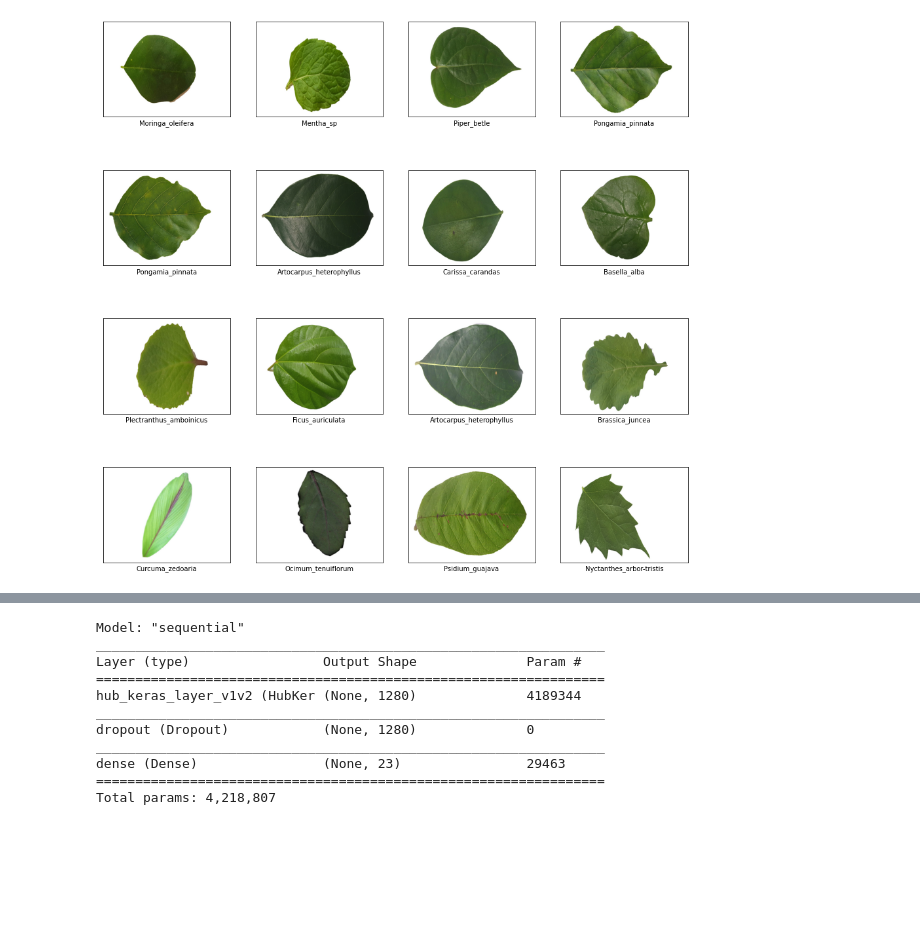
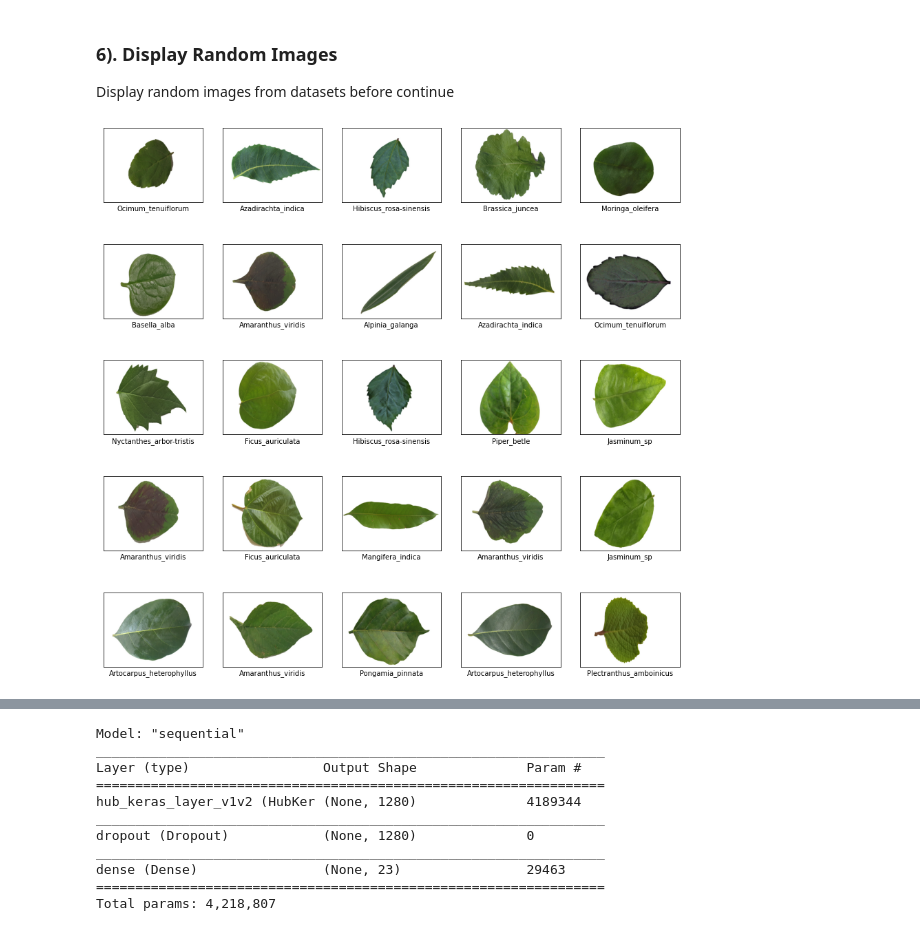
Before and after one commit to Dinusbank/ML, a Jupyter notebook: medleaf_test.ipynb, the cells around one changed output, grey strips where cells are left out. Saved outputs shown, nothing was run; the diff lists cells and outputs as text; code cells hidden in the pictures; blank space fills up the shorter version.

```diff
--- a/medleaf_test.ipynb
+++ b/medleaf_test.ipynb
@@ -27,14 +80,17 @@ validation_data, test_data = rest_data.split(0.5)
+# %% [markdown]
+### **6). Display Random Images**
+Display random images from datasets before continue
 # %%
-plt.figure(figsize=(16, 16))
+plt.figure(figsize=(15, 15))
 for i, (image, label) in enumerate(
-    data.gen_dataset().unbatch().take(16)):
-  plt.subplot(4, 4, i+1)
+    data.gen_dataset().unbatch().take(25)):
+  plt.subplot(5, 5, i+1)
   plt.xticks([])
   plt.yticks([])
   plt.grid(False)
   plt.imshow(image.numpy(), cmap=plt.cm.gray)
   plt.xlabel(data.index_to_label[label.numpy()])
 
 plt.show()
 # %% [output]
-[figure, old version]
+[figure, new version]
```
Also changed, not shown: parts of 23 cells of this notebook, 2 other files.
